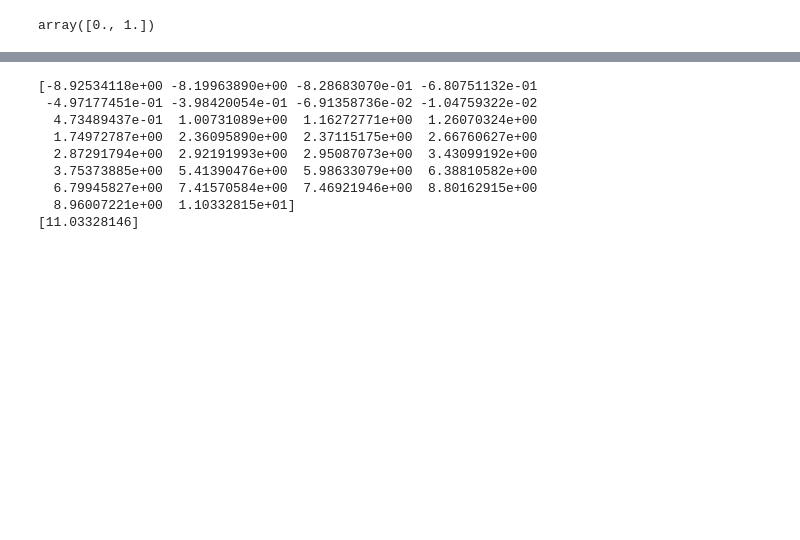
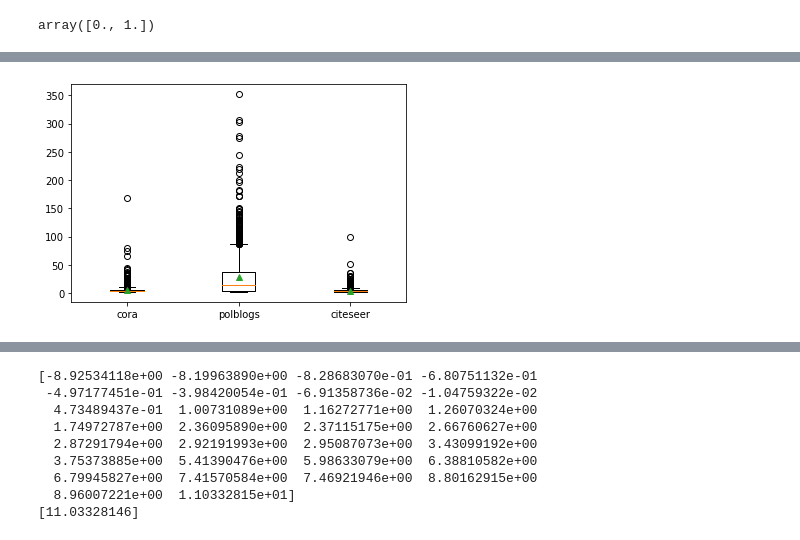
Before and after one commit to guohaoqiang/gcn, a Jupyter notebook: row_analysis/row_analysis.ipynb, the cells around one changed output, grey strips where cells are left out. Drawn from its saved outputs; the diff is of its cells as text; code cells hidden in the pictures; blank space fills up the shorter version.

```diff
--- a/row_analysis/row_analysis.ipynb
+++ b/row_analysis/row_analysis.ipynb
@@ -224,0 +216,7 @@ I0325 14:08:35.244226 14086 <ipython-input-37-b0bbbd96c211>:57] []
+# %%
+
+plt.boxplot([cora[1:],polblogs[1:],citeseer[1:]],
+            labels=['cora','polblogs','citeseer'],showmeans=True)
+plt.show()
+# %% [output]
+[figure, added]
```
Also changed, not shown: parts of 7 cells of this notebook.
